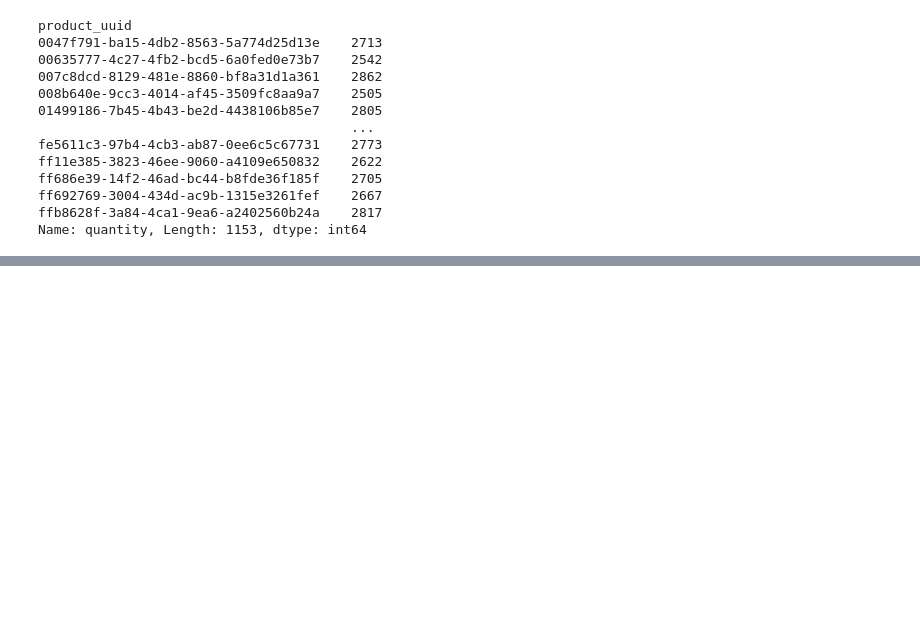
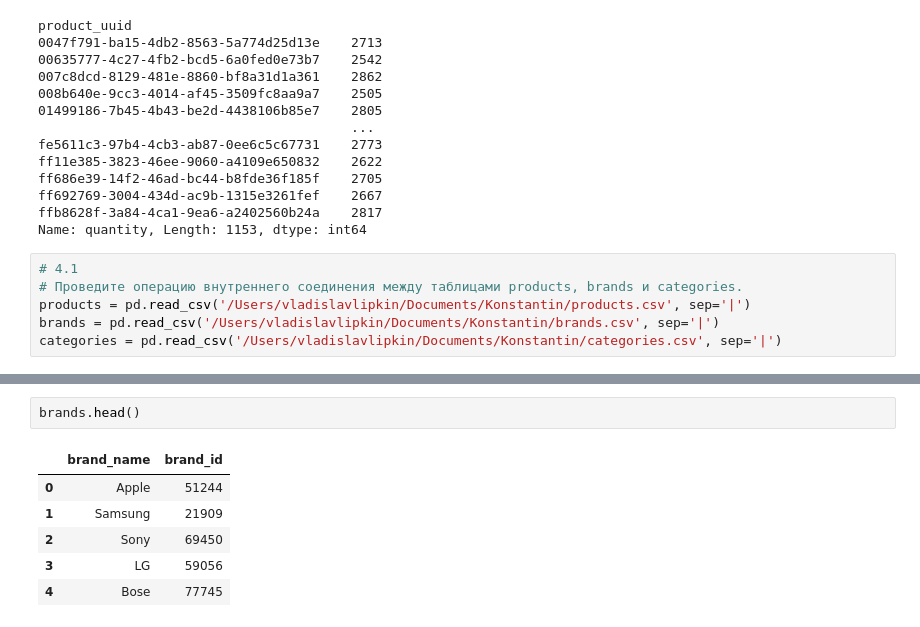
Before and after one commit to Putinka1993/notes, a Jupyter notebook: jupyter notebook/Konstantin.ipynb, the cells around one changed output, grey strips where cells are left out. Saved outputs shown, nothing was run; the diff lists cells and outputs as text; blank space fills up the shorter version.

```diff
--- a/jupyter notebook/Konstantin.ipynb
+++ b/jupyter notebook/Konstantin.ipynb
@@ -572,3 +572,9 @@ ff686e39-14f2-46ad-bc44-b8fde36f185f    2705
 ff692769-3004-434d-ac9b-1315e3261fef    2667
 ffb8628f-3a84-4ca1-9ea6-a2402560b24a    2817
 Name: quantity, Length: 1153, dtype: int64
+# %%
+# 4.1
+# Проведите операцию внутреннего соединения между таблицами products, brands и categories.
+products = pd.read_csv('/Users/vladislavlipkin/Documents/Konstantin/products.csv', sep='|')
+brands = pd.read_csv('/Users/vladislavlipkin/Documents/Konstantin/brands.csv', sep='|')
+categories = pd.read_csv('/Users/vladislavlipkin/Documents/Konstantin/categories.csv', sep='|')
@@ -574,0 +598,9 @@ Name: quantity, Length: 1153, dtype: int64
+# %%
+brands.head()
+# %% [output]
+|  | brand_name | brand_id |
+| 0 | Apple | 51244 |
+| 1 | Samsung | 21909 |
+| 2 | Sony | 69450 |
+| 3 | LG | 59056 |
+| 4 | Bose | 77745 |
```
Also changed, not shown: parts of 3 cells of this notebook.
